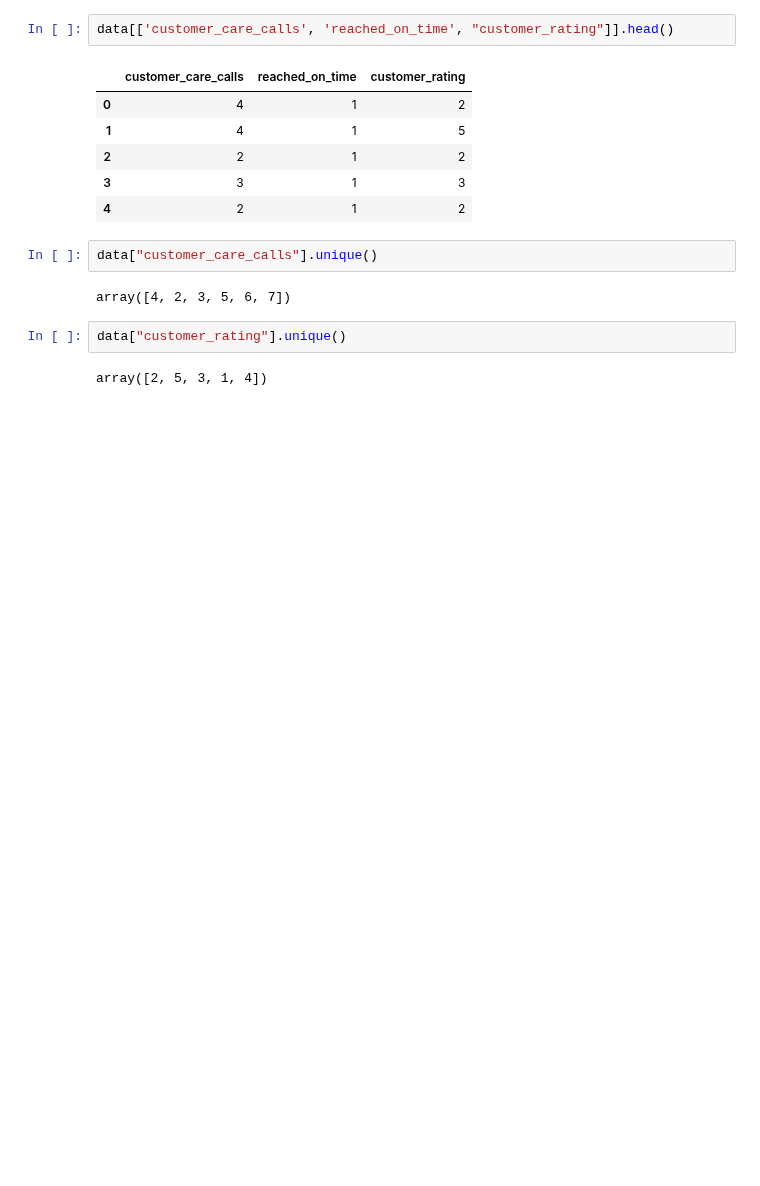
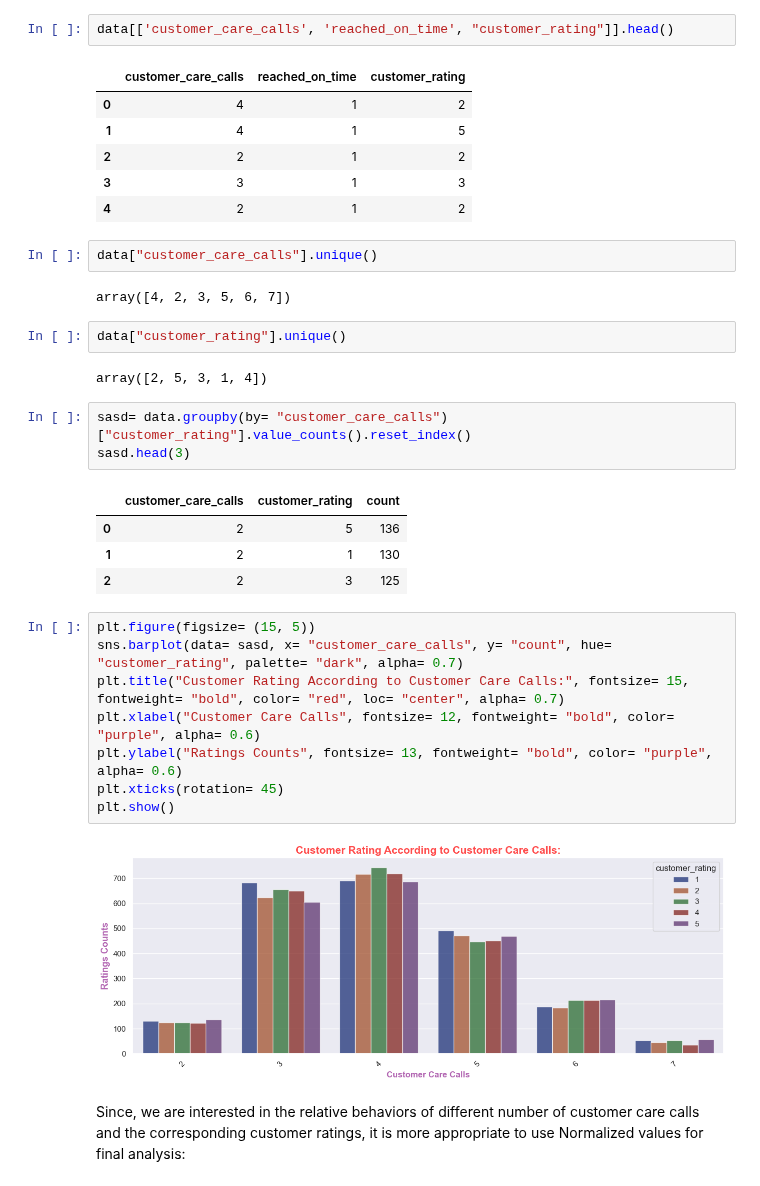
Before and after one commit to rajesh-coventry/Projects, a Jupyter notebook: 02_Data_Visuallization/05_E-Commerce_Shipping/02_Reasons_Behind_Low_Customers_Rating(LCR).ipynb, the cells around one changed output. Cells and saved outputs as stored; diff of their text form; blank space fills up the shorter version.

```diff
--- a/02_Data_Visuallization/05_E-Commerce_Shipping/02_Reasons_Behind_Low_Customers_Rating(LCR).ipynb
+++ b/02_Data_Visuallization/05_E-Commerce_Shipping/02_Reasons_Behind_Low_Customers_Rating(LCR).ipynb
@@ -164,3 +160,23 @@ array([4, 2, 3, 5, 6, 7])
 data["customer_rating"].unique()
 # %% [output]
 array([2, 5, 3, 1, 4])
+# %%
+sasd= data.groupby(by= "customer_care_calls")["customer_rating"].value_counts().reset_index()
+sasd.head(3)
+# %% [output]
+|  | customer_care_calls | customer_rating | count |
+| 0 | 2 | 5 | 136 |
+| 1 | 2 | 1 | 130 |
+| 2 | 2 | 3 | 125 |
+# %%
+plt.figure(figsize= (15, 5))
+sns.barplot(data= sasd, x= "customer_care_calls", y= "count", hue= "customer_rating", palette= "dark", alpha= 0.7)
+plt.title("Customer Rating According to Customer Care Calls:", fontsize= 15, fontweight= "bold", color= "red", loc= "center", alpha= 0.7)
+plt.xlabel("Customer Care Calls", fontsize= 12, fontweight= "bold", color= "purple", alpha= 0.6)
+plt.ylabel("Ratings Counts", fontsize= 13, fontweight= "bold", color= "purple", alpha= 0.6)
+plt.xticks(rotation= 45)
+plt.show()
+# %% [output]
+[figure, added]
+# %% [markdown]
+Since, we are interested in the relative behaviors of different number of customer care calls and the corresponding customer ratings, it is more appropriate to use Normalized values for final analysis:
```
Also changed, not shown: parts of 16 cells of this notebook.
